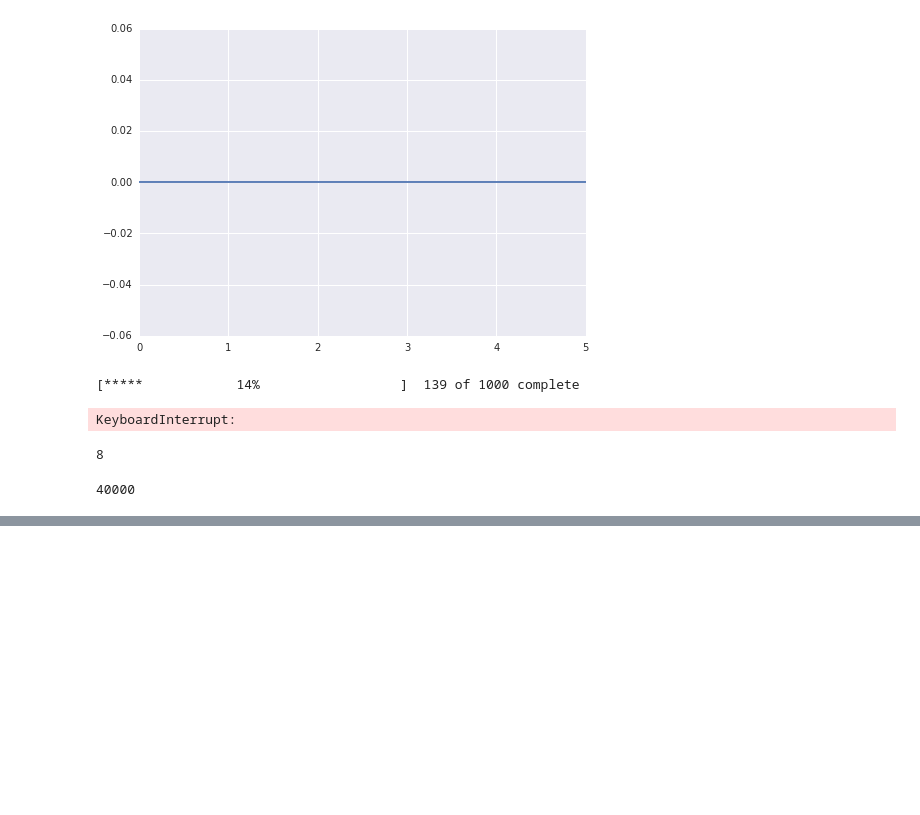
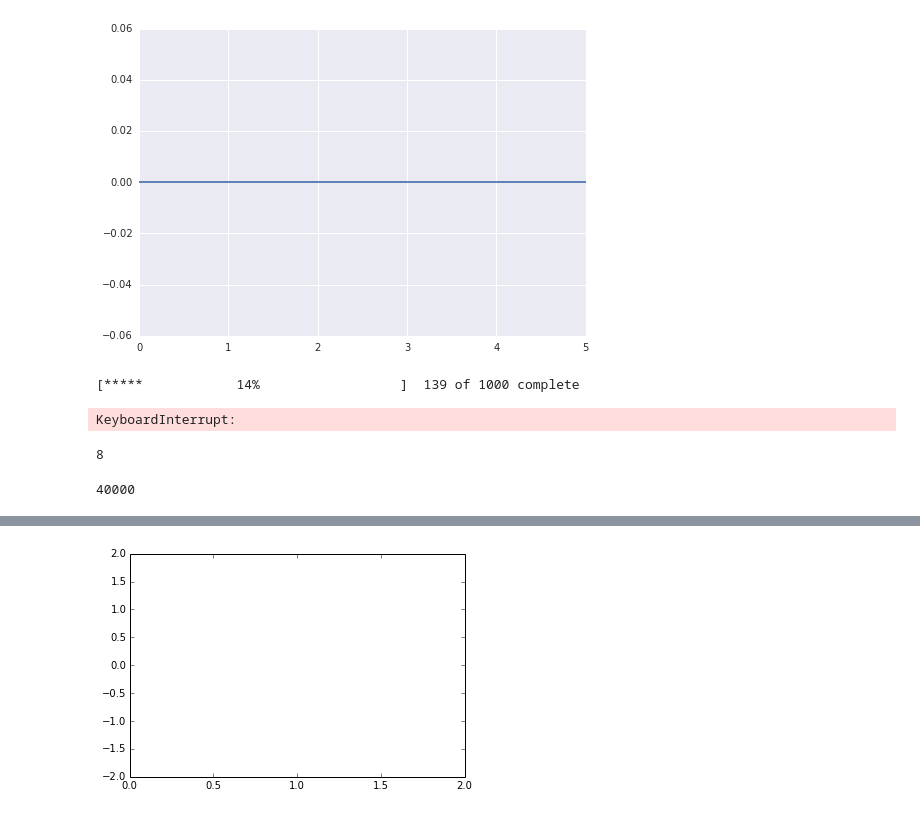
Before and after one commit to dunovank/pynb, a Jupyter notebook: SS/Untitled0.ipynb, the cells around one changed output, grey strips where cells are left out. Drawn from its saved outputs; the diff is of its cells as text; code cells hidden in the pictures; blank space fills up the shorter version.

```diff
--- a/SS/Untitled0.ipynb
+++ b/SS/Untitled0.ipynb
@@ -82,0 +150,10 @@ def display_animation(anim):
+# %%
+import matplotlib.pyplot as plt
+import numpy as np
+
+# First set up the figure, the axis, and the plot element we want to animate
+fig = plt.figure()
+ax = plt.axes(xlim=(0, 2), ylim=(-2, 2))
+line, = ax.plot([], [], lw=2)
+# %% [output]
+[figure, added]
```
Also changed, not shown: parts of 18 cells of this notebook, 1 other file.
